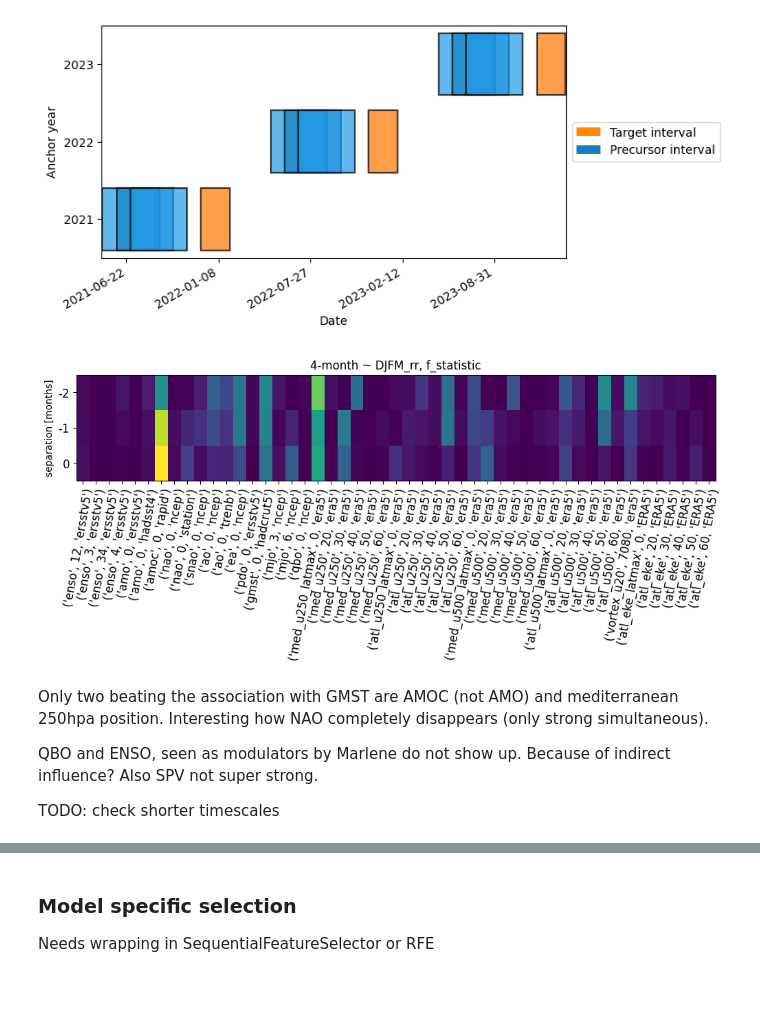
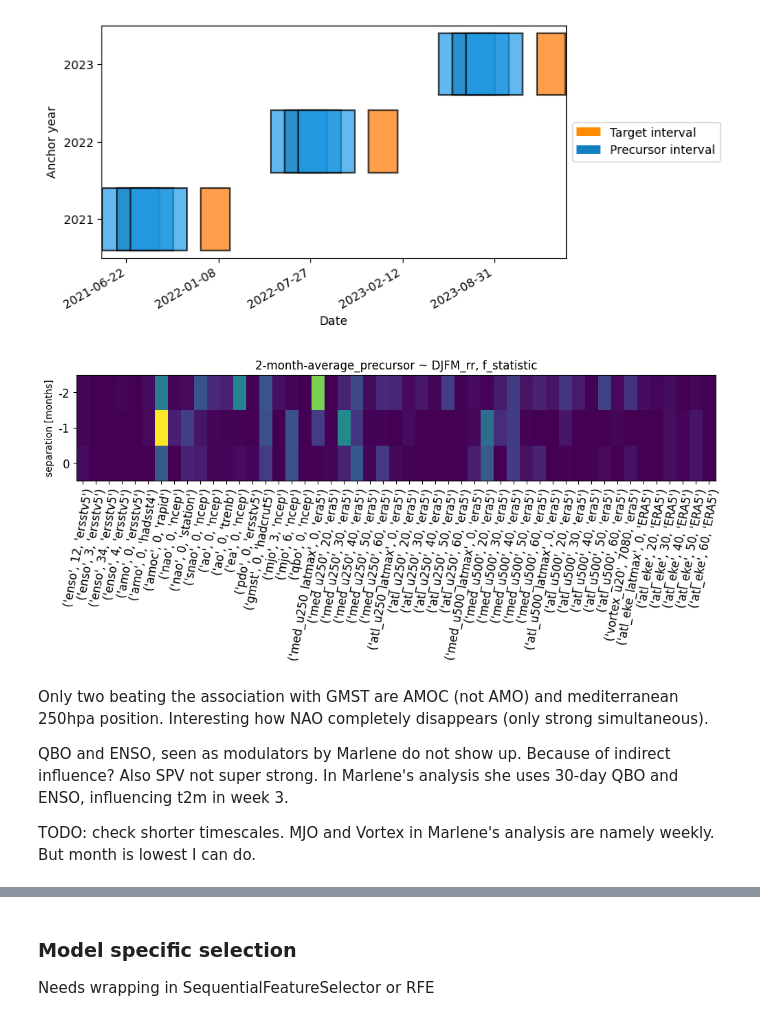
Before and after one commit to chiemvs/Medley, a Jupyter notebook: notebooks/Temporal_exploration.ipynb, the cells around one changed output, grey strips where cells are left out. Drawn from its saved outputs; the diff is of its cells as text; code cells hidden in the pictures; blank space fills up the shorter version.

```diff
--- a/notebooks/Temporal_exploration.ipynb
+++ b/notebooks/Temporal_exploration.ipynb
@@ -77,7 +83,7 @@ mcoefs.plot()
 # %%
 cal = lilio.Calendar(anchor = '12-01')
 #cal.add_intervals("target", length="1M", gap = '0M')
-cal.add_intervals("precursor", length="3M", n=1, gap = '-3M') # Fully co-occurring
+cal.add_intervals("precursor", length="4M", n=1, gap = '-4M') # Fully co-occurring
 #cal.add_intervals("precursor", length="1M", n=3, gap = '0M')
 cal.map_years(start=1949, end=2023)
 # %% [output]
@@ -114,0 +126,5 @@ Also the blue NAO index is quite trended.
+# %%
+a = Anomalizer()
+a.fit(df.join(target)) # Computing all climates
+anom = a.transform(df)
+anom_target = a.transform(target)
@@ -115,9 +133,8 @@ Also the blue NAO index is quite trended.
 # %%
-def simultaneous_resample(firstmonth = 12, lastmonth = 1, average = True):
+def simultaneous_resample(combined, firstmonth = 12, lastmonth = 1, average = True):
     """
     lastmonth is inclusive
     """
-    combined = df.join(target)
     if firstmonth > lastmonth:
         months = np.arange(firstmonth - 12, lastmonth + 1, 1)
         months  = np.where(months <=0, months + 12, months)
@@ -137,7 +154,7 @@ def simultaneous_resample(firstmonth = 12, lastmonth = 1, average = True):
     res.columns = pd.MultiIndex.from_tuples(res.columns, names = df.columns.names)
     return res
 
-def lagged_resample(separation = 0, firstmonth = 12, lastmonth = 12, n = 1, precursor_agg = 1, allow_precursor_overlap = False):
+def lagged_resample(combined, separation = 0, firstmonth = 12, lastmonth = 12, n = 1, precursor_agg = 1, allow_precursor_overlap = False):
     """
     Separation between target and first precursor is in terms of number of months.
     Always an averaging is applied.
@@ -145,7 +162,6 @@ def lagged_resample(separation = 0, firstmonth = 12, lastmonth = 12, n = 1, prec
     Averaging period for precursor is given as integer in number of months
     if precursor_agg > 1, you can opt for allowing overlap.
     """
-    combined = df.join(target)
     if firstmonth > lastmonth:
         months = np.arange(firstmonth - 12, lastmonth + 1, 1)
         months  = np.where(months <=0, months + 12, months)
@@ -171,4 +187,6 @@ def lagged_resample(separation = 0, firstmonth = 12, lastmonth = 12, n = 1, prec
     X.columns.names = ['variables','i_interval']
     #X.columns = pd.MultiIndex.from_tuples(X.columns) # Should be done before unstacking
     return X, y, cal # Also return the calendar for bookkeeping.
+
+# Do I need a lagged but multi
 # %%
@@ -286,9 +305,9 @@ cal.visualize()
 # %% [output]
 [figure]
 # %%
-precursor_agg = 4
+precursor_agg = 2
 separation = 0
-X, y, cal = lagged_resample(firstmonth=12, lastmonth = 3, separation = separation, n = 3, precursor_agg = precursor_agg, allow_precursor_overlap=True)
+X, y, cal = lagged_resample(combined = anom.join(anom_target), firstmonth=12, lastmonth = 3, separation = separation, n = 3, precursor_agg = precursor_agg, allow_precursor_overlap=True)
 y = y.dropna()
 variables = X.columns.get_level_values(0).unique().values
 #shifts = X.columns.get_level_values(-1).unique().values
@@ -302,23 +321,23 @@ coefs = coefs.unstack('stacked_index').T
 # %%
 fig, ax = plt.subplots(figsize = (12,2))
 im = ax.imshow(coefs.values, aspect = 'auto')
 
 # Show all ticks and label them with the respective list entries
 ax.set_xticks(np.arange(coefs.shape[1]))
 ax.set_xticklabels(coefs.indexes['variables'].to_flat_index().values, size = 12)
 ax.set_yticks(np.arange(coefs.shape[0]))
 ax.set_yticklabels((coefs.indexes['i_interval'].values + 1) + separation, size = 12)
 ax.set_ylabel('separation [months]')
-ax.set_title(f'{precursor_agg}-month ~ DJFM_rr, f_statistic')
+ax.set_title(f'{precursor_agg}-month-average_precursor ~ DJFM_rr, f_statistic')
 
 plt.setp(ax.get_xticklabels(), rotation=80, ha="right",
          rotation_mode="anchor")
 plt.show()
 # %% [output]
-[figure, old version]
+[figure, new version]
 # %% [markdown]
 Only two beating the association with GMST are AMOC (not AMO) and mediterranean 250hpa position. Interesting how NAO completely disappears (only strong simultaneous).
 
-QBO and ENSO, seen as modulators by Marlene do not show up. Because of indirect influence? Also SPV not super strong.
+QBO and ENSO, seen as modulators by Marlene do not show up. Because of indirect influence? Also SPV not super strong. In Marlene's analysis she uses 30-day QBO and ENSO, influencing t2m in week 3.
 
-TODO: check shorter timescales
+TODO: check shorter timescales. MJO and Vortex in Marlene's analysis are namely weekly. But month is lowest I can do.
```
Also changed, not shown: parts of 21 cells of this notebook, 9 other files.
